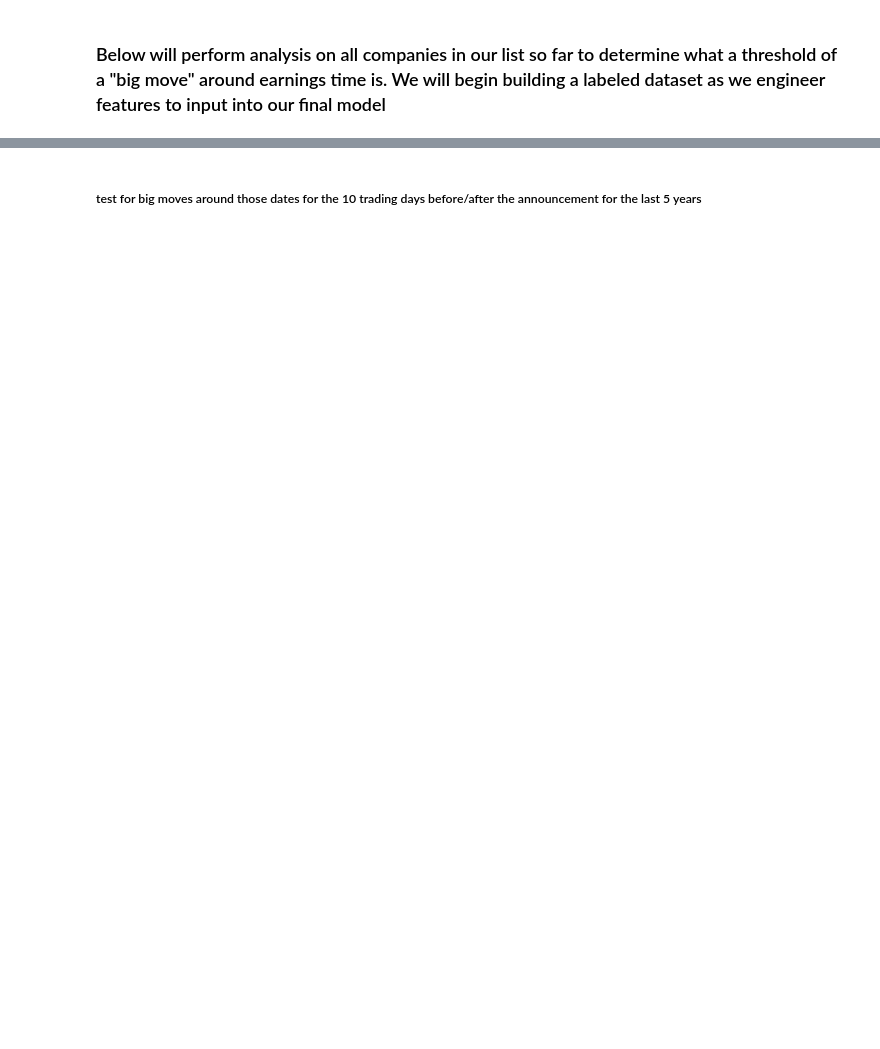
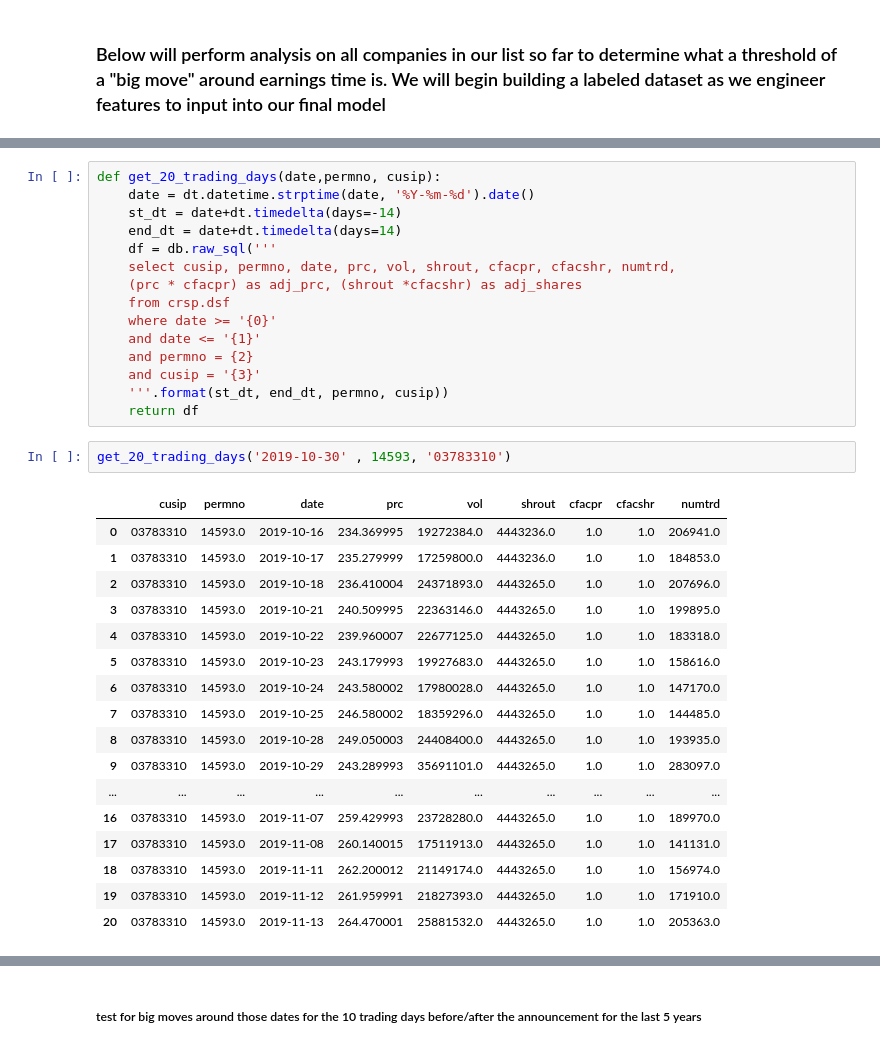
Before and after one commit to jhirschibar/ML_Options_trading, a Jupyter notebook: CRSP_exp_and_pulls.ipynb, the cells around one changed output, grey strips where cells are left out. Cells and saved outputs as stored; diff of their text form; blank space fills up the shorter version.

```diff
--- a/CRSP_exp_and_pulls.ipynb
+++ b/CRSP_exp_and_pulls.ipynb
@@ -308,0 +414,35 @@ db.raw_sql('''select fyr, fqtr, fyearq, datadate, gvkey, tic, cusip, prccq, mkva
+# %%
+def get_20_trading_days(date,permno, cusip):
+    date = dt.datetime.strptime(date, '%Y-%m-%d').date()
+    st_dt = date+dt.timedelta(days=-14)
+    end_dt = date+dt.timedelta(days=14)
+    df = db.raw_sql('''
+    select cusip, permno, date, prc, vol, shrout, cfacpr, cfacshr, numtrd,
+    (prc * cfacpr) as adj_prc, (shrout *cfacshr) as adj_shares
+    from crsp.dsf
+    where date >= '{0}'
+    and date <= '{1}'
+    and permno = {2}
+    and cusip = '{3}'
+    '''.format(st_dt, end_dt, permno, cusip))
+    return df
+# %%
+get_20_trading_days('2019-10-30' , 14593, '03783310')
+# %% [output]
+|  | cusip | permno | date | prc | vol | shrout | cfacpr | cfacshr | numtrd |
+| 0 | 03783310 | 14593.0 | 2019-10-16 | 234.369995 | 19272384.0 | 4443236.0 | 1.0 | 1.0 | 206941.0 |
+| 1 | 03783310 | 14593.0 | 2019-10-17 | 235.279999 | 17259800.0 | 4443236.0 | 1.0 | 1.0 | 184853.0 |
+| 2 | 03783310 | 14593.0 | 2019-10-18 | 236.410004 | 24371893.0 | 4443265.0 | 1.0 | 1.0 | 207696.0 |
+| 3 | 03783310 | 14593.0 | 2019-10-21 | 240.509995 | 22363146.0 | 4443265.0 | 1.0 | 1.0 | 199895.0 |
+| 4 | 03783310 | 14593.0 | 2019-10-22 | 239.960007 | 22677125.0 | 4443265.0 | 1.0 | 1.0 | 183318.0 |
+| 5 | 03783310 | 14593.0 | 2019-10-23 | 243.179993 | 19927683.0 | 4443265.0 | 1.0 | 1.0 | 158616.0 |
+| 6 | 03783310 | 14593.0 | 2019-10-24 | 243.580002 | 17980028.0 | 4443265.0 | 1.0 | 1.0 | 147170.0 |
+| 7 | 03783310 | 14593.0 | 2019-10-25 | 246.580002 | 18359296.0 | 4443265.0 | 1.0 | 1.0 | 144485.0 |
+| 8 | 03783310 | 14593.0 | 2019-10-28 | 249.050003 | 24408400.0 | 4443265.0 | 1.0 | 1.0 | 193935.0 |
+| 9 | 03783310 | 14593.0 | 2019-10-29 | 243.289993 | 35691101.0 | 4443265.0 | 1.0 | 1.0 | 283097.0 |
+| ... | ... | ... | ... | ... | ... | ... | ... | ... | ... |
+| 16 | 03783310 | 14593.0 | 2019-11-07 | 259.429993 | 23728280.0 | 4443265.0 | 1.0 | 1.0 | 189970.0 |
+| 17 | 03783310 | 14593.0 | 2019-11-08 | 260.140015 | 17511913.0 | 4443265.0 | 1.0 | 1.0 | 141131.0 |
+| 18 | 03783310 | 14593.0 | 2019-11-11 | 262.200012 | 21149174.0 | 4443265.0 | 1.0 | 1.0 | 156974.0 |
+| 19 | 03783310 | 14593.0 | 2019-11-12 | 261.959991 | 21827393.0 | 4443265.0 | 1.0 | 1.0 | 171910.0 |
+| 20 | 03783310 | 14593.0 | 2019-11-13 | 264.470001 | 25881532.0 | 4443265.0 | 1.0 | 1.0 | 205363.0 |
```
Also changed, not shown: parts of 17 cells of this notebook.
